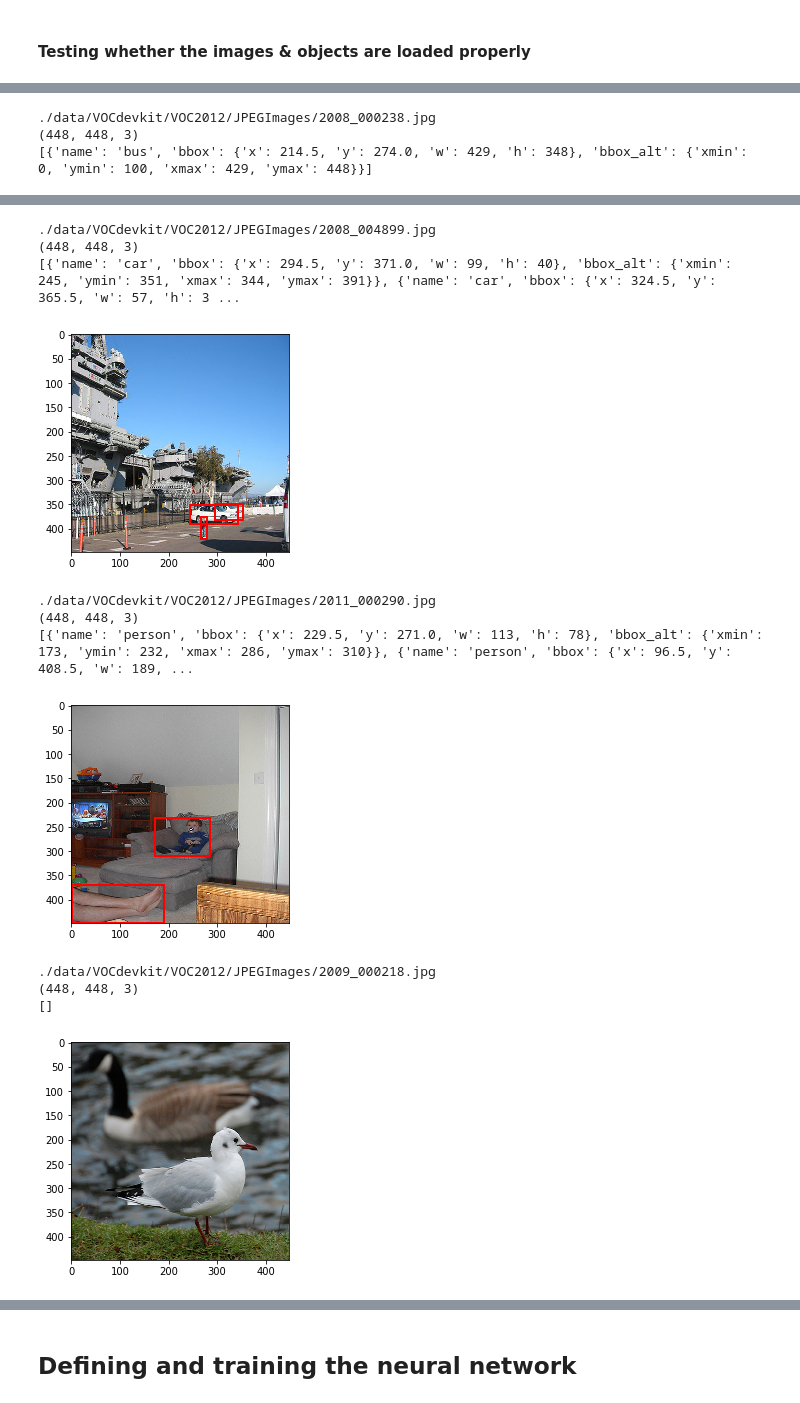
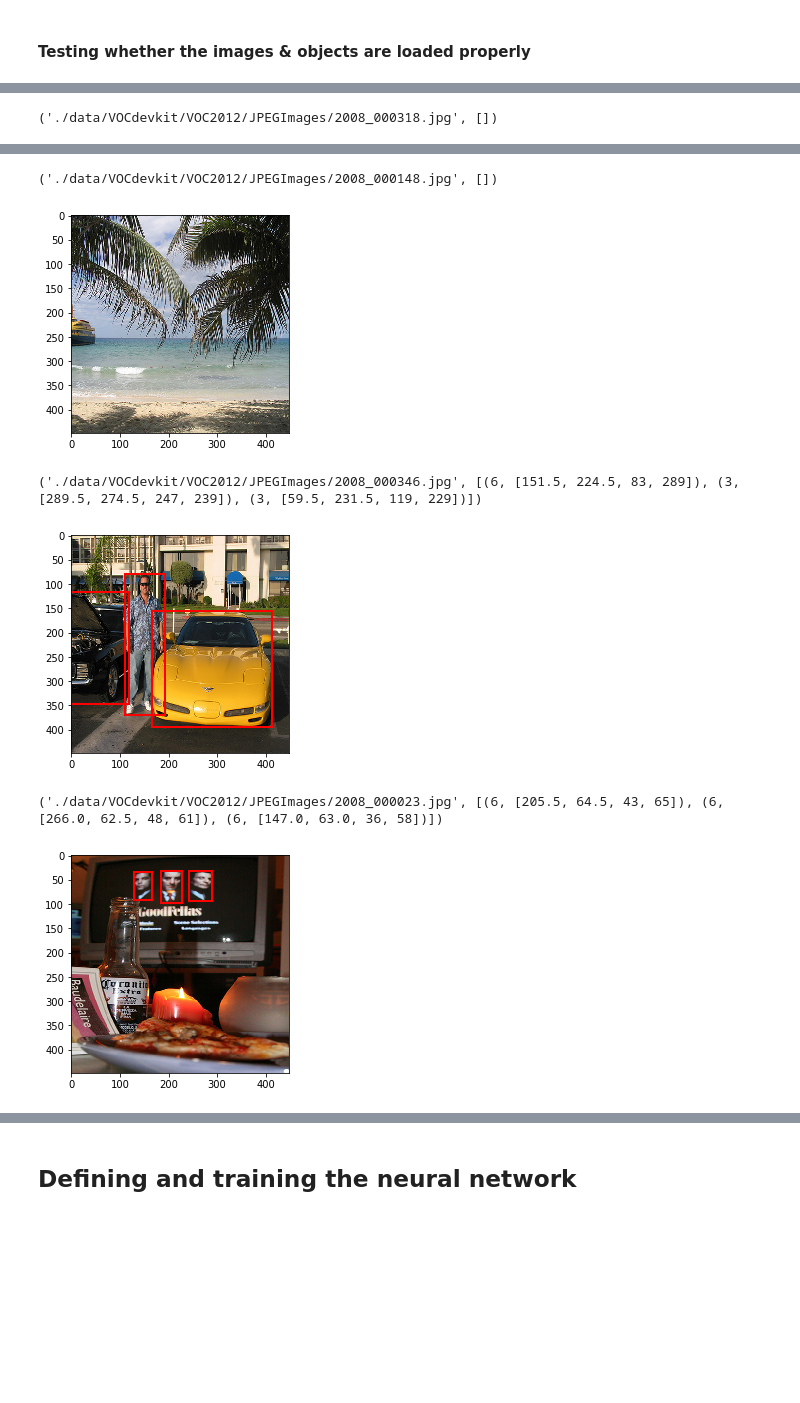
Before and after one commit to fanton-dev/traffic-brain, a Jupyter notebook: classification/YOLO_Traffic_classification.ipynb, the cells around one changed output, grey strips where cells are left out. Saved outputs shown, nothing was run; the diff lists cells and outputs as text; code cells hidden in the pictures; blank space fills up the shorter version.

```diff
--- a/classification/YOLO_Traffic_classification.ipynb
+++ b/classification/YOLO_Traffic_classification.ipynb
@@ -40,14 +40,14 @@ from tensorflow.python.client import device_lib
 # %% [markdown]
 #### Defining images with which labels to be loaded
 # %%
-labels_to_load = {
-    0: 'bicycle',
-    1: 'bus',
-    2: 'car',
-    3: 'horse',
-    4: 'motorbike',
-    5: 'person',
-    6: 'train'
+labels = {
+    1: 'bicycle',
+    2: 'bus',
+    3: 'car',
+    4: 'horse',
+    5: 'motorbike',
+    6: 'person',
+    7: 'train'
 }
 # %% [markdown]
 #### Hyperparameters
@@ -116,14 +145,14 @@ val_images_to_load = list(dict.fromkeys(val_images_to_load))
 # %% [markdown]
 #### Loading the train/val images into separate array
 # %%
-train_image_list = []
-val_image_list = []
+train_images = []
+val_images = []
 
-for filename in train_images_to_load:
-    train_image_list.append(AnnotatedImage(filename))
+for filename in train_images_filepaths[0:100]:
+    train_images.append(AnnotatedImage(filename))
 
-for filename in val_images_to_load:
-    val_image_list.append(AnnotatedImage(filename))
+for filename in val_images_filepaths[0:80]:
+    val_images.append(AnnotatedImage(filename))
 # %% [markdown]
 #### Removing labels which are not going to be used
 # %%
@@ -145,23 +178,21 @@ for image in val_image_list:
 # %%
 plt.figure()
 for i in range(0, 5):
-    rng = random.randint(1, len(train_image_list))
+    rng = random.randint(1, len(train_images))
     fig, ax = plt.subplots(1)
-    ax.imshow(train_image_list[rng].image)
+    ax.imshow(train_images[rng].image)
 
-    for object in train_image_list[rng].objects:
+    for object in train_images[rng].objects:
         rect = patches.Rectangle(
-            (object['bbox_alt']['xmin'], object['bbox_alt']['ymin']),
-            object['bbox_alt']['xmax'] - object['bbox_alt']['xmin'],
-            object['bbox_alt']['ymax'] - object['bbox_alt']['ymin'],
+            (object.bbox_corner(min)),
+            object.bbox_corner(max)[0] - object.bbox_corner(min)[0],
+            object.bbox_corner(max)[1] - object.bbox_corner(min)[1],
             linewidth=2,
             edgecolor='#ff0000',
             facecolor='none'
         )
         ax.add_patch(rect)
 
-    print(train_image_list[rng].filepath)
-    print(train_image_list[rng].image.shape)
-    print(train_image_list[rng].objects)
+    print(train_images[rng].to_printable())
     plt.show()
 # %% [output]
@@ -173,3 +202 @@ for i in range(0, 5):
-./data/VOCdevkit/VOC2012/JPEGImages/2008_000238.jpg
-(448, 448, 3)
-[{'name': 'bus', 'bbox': {'x': 214.5, 'y': 274.0, 'w': 429, 'h': 348}, 'bbox_alt': {'xmin': 0, 'ymin': 100, 'xmax': 429, 'ymax': 448}}]
+('./data/VOCdevkit/VOC2012/JPEGImages/2008_000318.jpg', [])
@@ -177,12 +204,6 @@ for i in range(0, 5):
-./data/VOCdevkit/VOC2012/JPEGImages/2008_004899.jpg
-(448, 448, 3)
-[{'name': 'car', 'bbox': {'x': 294.5, 'y': 371.0, 'w': 99, 'h': 40}, 'bbox_alt': {'xmin': 245, 'ymin': 351, 'xmax': 344, 'ymax': 391}}, {'name': 'car', 'bbox': {'x': 324.5, 'y': 365.5, 'w': 57, 'h': 3 ...
+('./data/VOCdevkit/VOC2012/JPEGImages/2008_000148.jpg', [])
-[figure, old version]
+[figure, new version]
-./data/VOCdevkit/VOC2012/JPEGImages/2011_000290.jpg
-(448, 448, 3)
-[{'name': 'person', 'bbox': {'x': 229.5, 'y': 271.0, 'w': 113, 'h': 78}, 'bbox_alt': {'xmin': 173, 'ymin': 232, 'xmax': 286, 'ymax': 310}}, {'name': 'person', 'bbox': {'x': 96.5, 'y': 408.5, 'w': 189, ...
+('./data/VOCdevkit/VOC2012/JPEGImages/2008_000346.jpg', [(6, [151.5, 224.5, 83, 289]), (3, [289.5, 274.5, 247, 239]), (3, [59.5, 231.5, 119, 229])])
-[figure, old version]
+[figure, new version]
-./data/VOCdevkit/VOC2012/JPEGImages/2009_000218.jpg
-(448, 448, 3)
-[]
+('./data/VOCdevkit/VOC2012/JPEGImages/2008_000023.jpg', [(6, [205.5, 64.5, 43, 65]), (6, [266.0, 62.5, 48, 61]), (6, [147.0, 63.0, 36, 58])])
-[figure, old version]
+[figure, new version]
```
Also changed, not shown: parts of 16 cells of this notebook.
